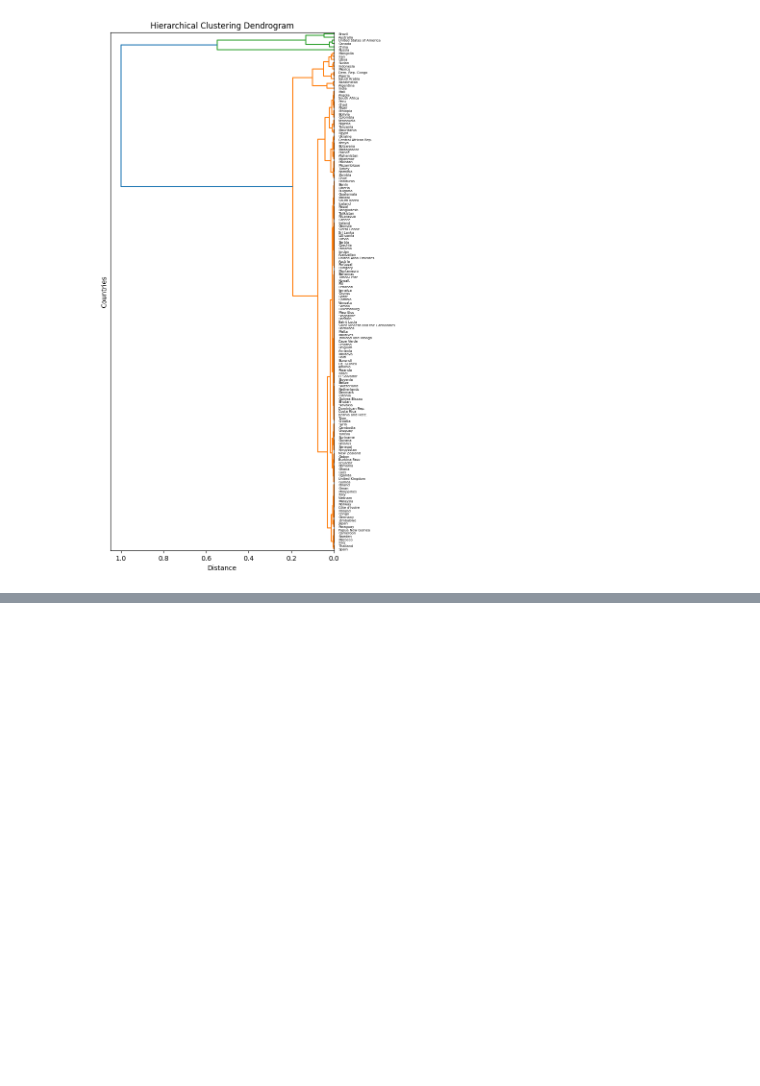
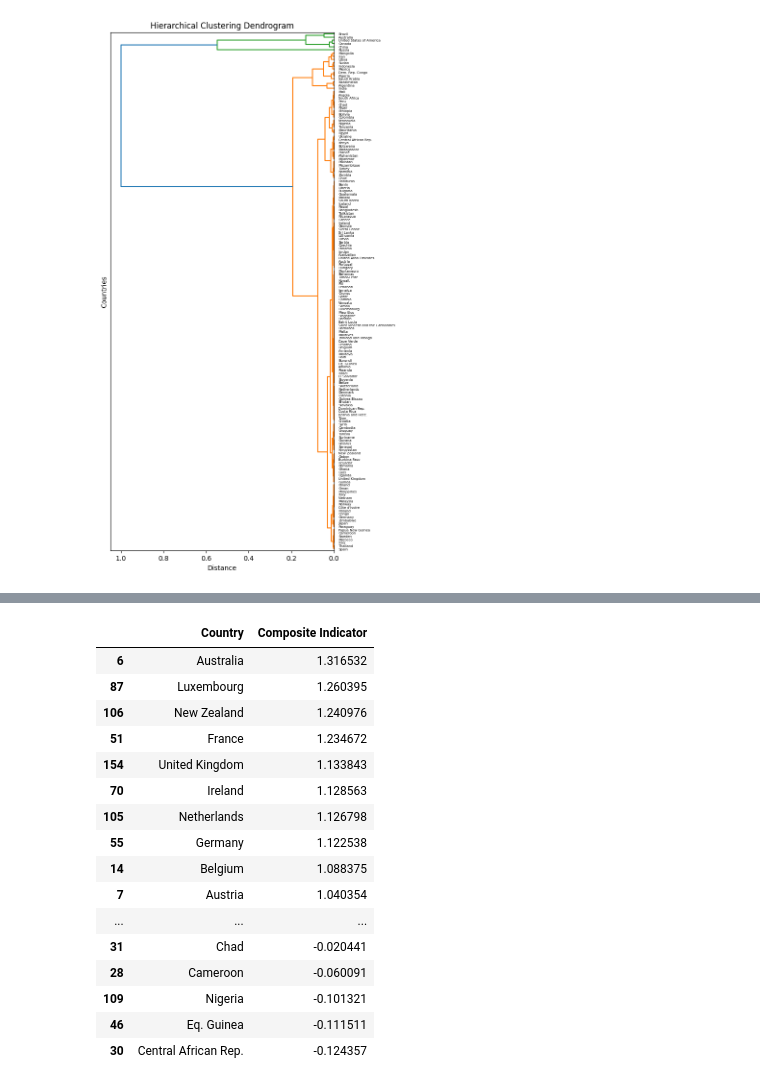
Before and after one commit to KacperWro/DataAnalysisCA, a Jupyter notebook: main.ipynb, the cells around one changed output, grey strips where cells are left out. Cells and saved outputs as stored; diff of their text form; code cells hidden in the pictures; blank space fills up the shorter version.

Commit message:
Create composite indicator for most useful languages

```diff
--- a/main.ipynb
+++ b/main.ipynb
@@ -757,0 +790,22 @@ draw_dendrogram('Land Area(Km2)', 'complete')
+# %%
+# Adjusting loading scores
+loading_scores['Life expectancy'] = loading_scores['Life expectancy'] * -1
+loading_scores['Physicians per thousand'] = loading_scores['Physicians per thousand'] * -1
+loading_scores['Out of pocket health expenditure (%)'] = loading_scores['Out of pocket health expenditure (%)'] * -1
+loading_scores['Minimum wage ($)'] = loading_scores['Minimum wage ($)'] * -1
+loading_scores['Tax revenue (%)'] = loading_scores['Tax revenue (%)'] * -1 # might need to change
+loading_scores['Forested Area (%)'] = loading_scores['Forested Area (%)'] * -1
+loading_scores['GDP ($)'] = loading_scores['GDP ($)'] * -1
+loading_scores['Land Area(Km2)'] = loading_scores['Land Area(Km2)'] * -1
+
+print(loading_scores[top_10])
+
+# Gasoline prices unchanged
+# Agricultural land unchanged
+# Labor force participation unchanged
+# Total tax rate unchanged (might need to change)
+# Consumer price index unchanged
+# Population unchanged
+# Density unchanged
+# Gross primary education enrollment (%) unchanged
+# Unemployment rate unchanged
@@ -757,0 +831,34 @@ draw_dendrogram('Land Area(Km2)', 'complete')
+# %%
+import pandas as pd
+
+features = world_data_normalized.drop(columns=['Country', 'Official language'])
+loading_scores_subset = loading_scores.loc[features.columns]
+
+composite_indicator = features.values.dot(loading_scores_subset.values)
+
+world_data_normalized['Composite Indicator'] = composite_indicator
+world_data_normalized['Country'] = world_data['Country']
+world_data_normalized['Official language'] = world_data['Official language']
+
+sorted_data = world_data_normalized.sort_values(by='Composite Indicator', ascending=False)
+
+with pd.option_context('display.max_rows', None, 'display.max_columns', None):
+    display(sorted_data[['Country', 'Composite Indicator']])
+# %% [output]
+|  | Country | Composite Indicator |
+| 6 | Australia | 1.316532 |
+| 87 | Luxembourg | 1.260395 |
+| 106 | New Zealand | 1.240976 |
+| 51 | France | 1.234672 |
+| 154 | United Kingdom | 1.133843 |
+| 70 | Ireland | 1.128563 |
+| 105 | Netherlands | 1.126798 |
+| 55 | Germany | 1.122538 |
+| 14 | Belgium | 1.088375 |
+| 7 | Austria | 1.040354 |
+| ... | ... | ... |
+| 31 | Chad | -0.020441 |
+| 28 | Cameroon | -0.060091 |
+| 109 | Nigeria | -0.101321 |
+| 46 | Eq. Guinea | -0.111511 |
+| 30 | Central African Rep. | -0.124357 |
```
Also changed, not shown: parts of 5 cells of this notebook.
